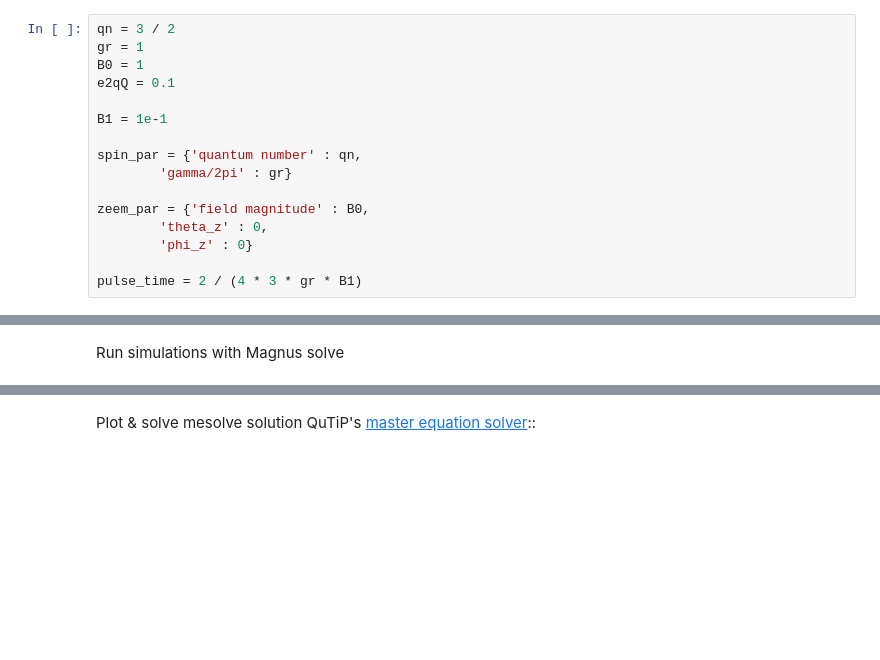
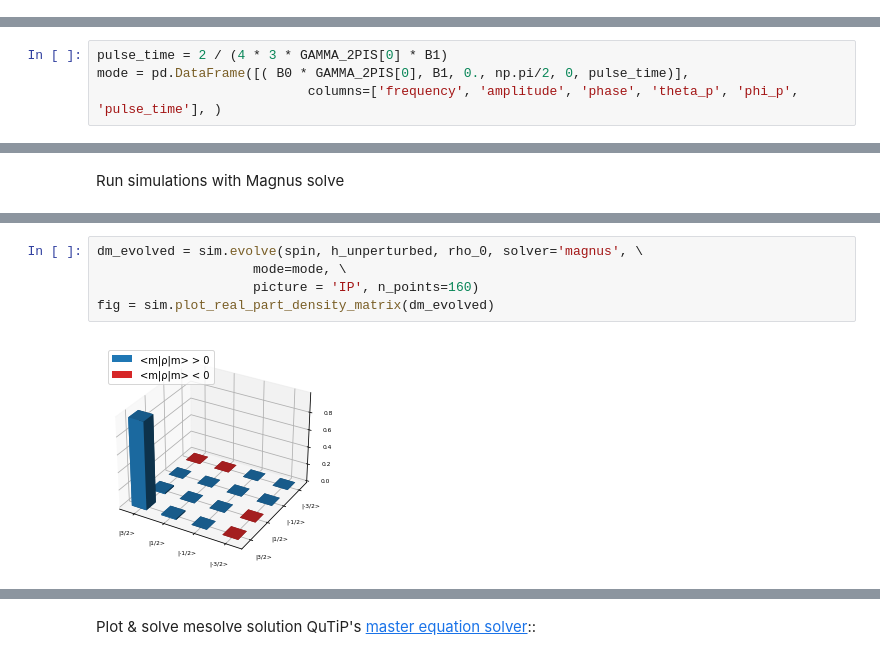
Before and after one commit to vemiBGH/PULSEE, a Jupyter notebook: demos/Quadrupolar_Coupling_Demo_PULSEE_3Solvers.ipynb, the cells around one changed output, grey strips where cells are left out. Saved outputs shown, nothing was run; the diff lists cells and outputs as text; blank space fills up the shorter version.

```diff
--- a/demos/Quadrupolar_Coupling_Demo_PULSEE_3Solvers.ipynb
+++ b/demos/Quadrupolar_Coupling_Demo_PULSEE_3Solvers.ipynb
@@ -13,19 +13,3 @@ import matplotlib.pyplot as plt
 # Parameters
 # %%
 Ix, Iy, Iz = qt.spin_J_set(3 / 2)
-# %%
-qn = 3 / 2
-gr = 1
-B0 = 1
-e2qQ = 0.1
-
-B1 = 1e-1
-
-spin_par = {'quantum number' : qn,
-        'gamma/2pi' : gr}
-
-zeem_par = {'field magnitude' : B0,
-        'theta_z' : 0,
-        'phi_z' : 0}
-
-pulse_time = 2 / (4 * 3 * gr * B1)
@@ -80,3 +52,7 @@ spin=None
+# %%
+pulse_time = 2 / (4 * 3 * GAMMA_2PIS[0] * B1)
+mode = pd.DataFrame([( B0 * GAMMA_2PIS[0], B1, 0., np.pi/2, 0, pulse_time)],
+                           columns=['frequency', 'amplitude', 'phase', 'theta_p', 'phi_p', 'pulse_time'], )
 # %% [markdown]
 # Plots
 # %% [markdown]
@@ -115 +60,8 @@ Total run time:   0.32s
+# %%
+dm_evolved = sim.evolve(spin, h_unperturbed, rho_0, solver='magnus', \
+                    mode=mode, \
+                    picture = 'IP', n_points=160)
+fig = sim.plot_real_part_density_matrix(dm_evolved)
+# %% [output]
+[figure, added]
 # %%
```
Also changed, not shown: parts of 25 cells of this notebook.
